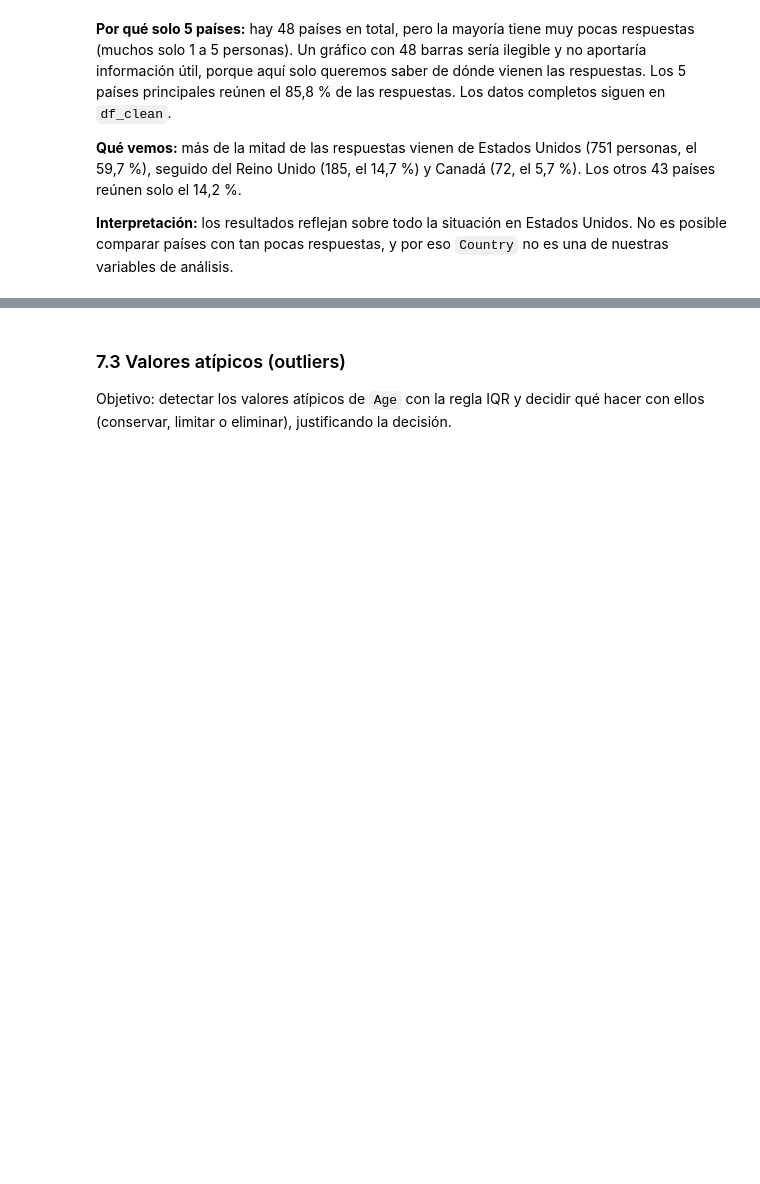
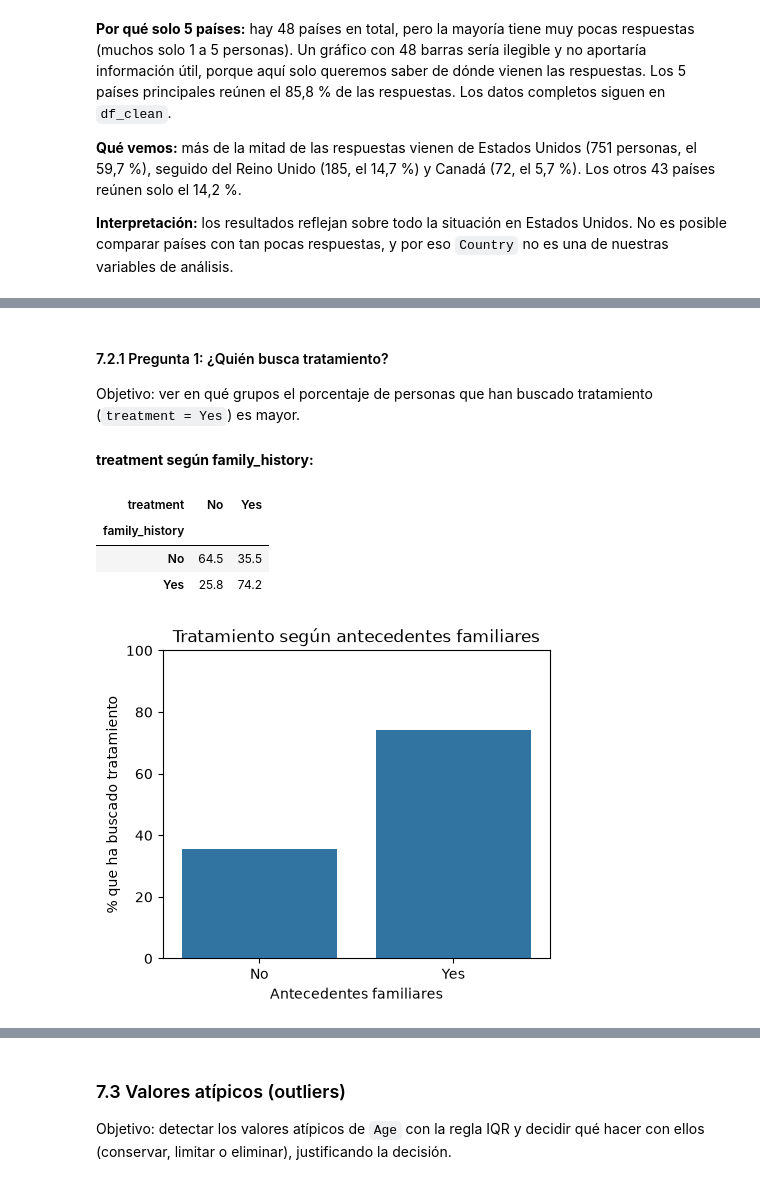
Before and after one commit to IA-P1-BCN/ai_project_EDA-charlotte_doulcet, a Jupyter notebook: eda.ipynb, the cells around one changed output, grey strips where cells are left out. Saved outputs shown, nothing was run; the diff lists cells and outputs as text; code cells hidden in the pictures; blank space fills up the shorter version.

```diff
--- a/eda.ipynb
+++ b/eda.ipynb
@@ -767,0 +778,24 @@ _Pendiente._
+# %% [markdown]
+#### 7.2.1 Pregunta 1: ¿Quién busca tratamiento?
+
+Objetivo: ver en qué grupos el porcentaje de personas que han buscado tratamiento (`treatment = Yes`) es mayor.
+# %% [markdown]
+**treatment según family_history:**
+# %%
+tabla_fh = pd.crosstab(df_clean["family_history"], df_clean["treatment"], normalize="index") * 100
+tabla_fh.round(1)
+# %% [output]
+| treatment | No | Yes |
+| family_history |  |  |
+| No | 64.5 | 35.5 |
+| Yes | 25.8 | 74.2 |
+# %%
+plt.figure(figsize=(5, 4))
+sns.barplot(x=tabla_fh.index, y=tabla_fh["Yes"])
+plt.title("Tratamiento según antecedentes familiares")
+plt.xlabel("Antecedentes familiares")
+plt.ylabel("% que ha buscado tratamiento")
+plt.ylim(0, 100)
+plt.show()
+# %% [output]
+[figure, added]
```
Also changed, not shown: parts of 58 cells of this notebook, 1 other file.
